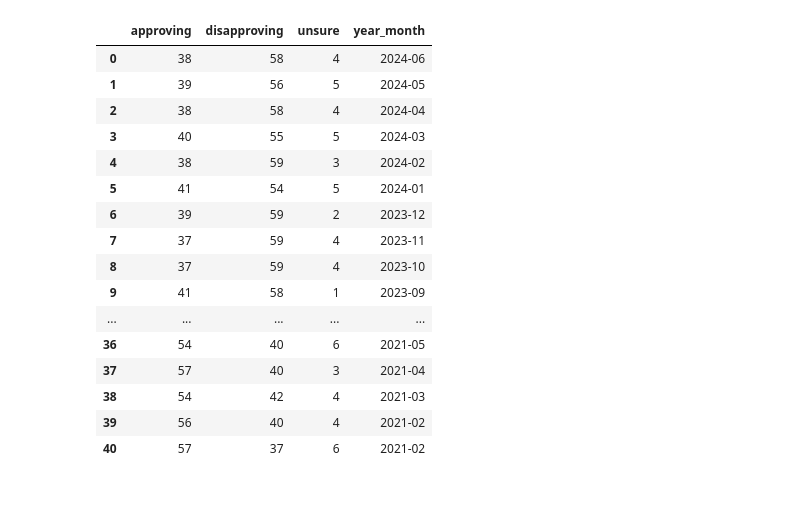
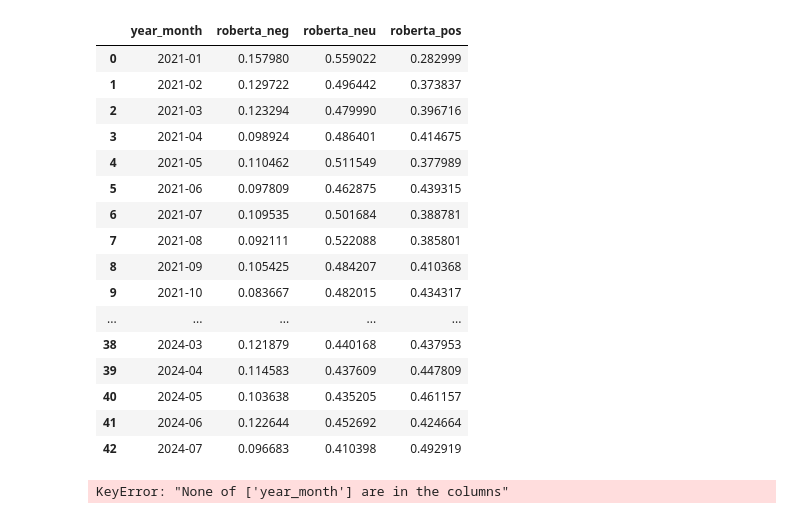
Before and after one commit to SebyKebby/PROJECT_SENTIMENT_ANALYSIS_WHITE_HOUSE, a Jupyter notebook: STEP_4_CORRELATION/work_space.ipynb, the cells around one changed output. Cells and saved outputs as stored; diff of their text form; code cells hidden in the pictures.

```diff
--- a/STEP_4_CORRELATION/work_space.ipynb
+++ b/STEP_4_CORRELATION/work_space.ipynb
@@ -8,8 +8,9 @@ df2 = pd.read_csv(r'E:\ML Learning\PROJECT_SENTIMENT_ANALYSIS_WHITE_HOUSE\STEP_4
 df2['end_date'] = pd.to_datetime(df2['end_date'])
 # %%
 #w will analyze using the year-month as the approval rating is done monthly
-df3 = df1.drop(['quarter', 'url'], axis = 1)
-#drop duplicates
-df3 = df3.drop_duplicates()
-df3
+df_roberta = df1.drop(['quarter', 'url'], axis = 1)
+#drop duplicates / basic cleaning.
+df_roberta = df_roberta.drop_duplicates()
+df_roberta = df_roberta.dropna()
+df_roberta
 # %% [output]
@@ -28,0 +30,6 @@ df3
+# %%
+# making the roberta scoring monthly
+df_roberta['year_month'] = pd.PeriodIndex(df_roberta['date'] , freq = 'M')
+#dropping the unused : content, title, date
+df_roberta =df_roberta.drop(['content' , 'date', 'title', 'briefing_type'], axis = 1)
+df_roberta
@@ -58,20 +75,33 @@ df4 = df2.drop('end_date', axis = 1)
-# %%
-df4
-# %% [output]
-|  | approving | disapproving | unsure | year_month |
-| 0 | 38 | 58 | 4 | 2024-06 |
-| 1 | 39 | 56 | 5 | 2024-05 |
-| 2 | 38 | 58 | 4 | 2024-04 |
-| 3 | 40 | 55 | 5 | 2024-03 |
-| 4 | 38 | 59 | 3 | 2024-02 |
-| 5 | 41 | 54 | 5 | 2024-01 |
-| 6 | 39 | 59 | 2 | 2023-12 |
-| 7 | 37 | 59 | 4 | 2023-11 |
-| 8 | 37 | 59 | 4 | 2023-10 |
-| 9 | 41 | 58 | 1 | 2023-09 |
-| ... | ... | ... | ... | ... |
-| 36 | 54 | 40 | 6 | 2021-05 |
-| 37 | 57 | 40 | 3 | 2021-04 |
-| 38 | 54 | 42 | 4 | 2021-03 |
-| 39 | 56 | 40 | 4 | 2021-02 |
-| 40 | 57 | 37 | 6 | 2021-02 |
+# %%
+# as we can see, there are only 40 data points representing 40 months ever since Biden took office. Thus, consolidating the scoring data from Roberta to monthly is the choice i go with
+
+#finding the mean for the report
+df_roberta_agg = df_roberta.groupby('year_month' , as_index=False).mean({"roberta_neg"
+                                                       ,"roberta_neu"
+                                                       ,"roberta_pos"})
+df_roberta_agg
+# %% [output]
+|  | year_month | roberta_neg | roberta_neu | roberta_pos |
+| 0 | 2021-01 | 0.157980 | 0.559022 | 0.282999 |
+| 1 | 2021-02 | 0.129722 | 0.496442 | 0.373837 |
+| 2 | 2021-03 | 0.123294 | 0.479990 | 0.396716 |
+| 3 | 2021-04 | 0.098924 | 0.486401 | 0.414675 |
+| 4 | 2021-05 | 0.110462 | 0.511549 | 0.377989 |
+| 5 | 2021-06 | 0.097809 | 0.462875 | 0.439315 |
+| 6 | 2021-07 | 0.109535 | 0.501684 | 0.388781 |
+| 7 | 2021-08 | 0.092111 | 0.522088 | 0.385801 |
+| 8 | 2021-09 | 0.105425 | 0.484207 | 0.410368 |
+| 9 | 2021-10 | 0.083667 | 0.482015 | 0.434317 |
+| ... | ... | ... | ... | ... |
+| 38 | 2024-03 | 0.121879 | 0.440168 | 0.437953 |
+| 39 | 2024-04 | 0.114583 | 0.437609 | 0.447809 |
+| 40 | 2024-05 | 0.103638 | 0.435205 | 0.461157 |
+| 41 | 2024-06 | 0.122644 | 0.452692 | 0.424664 |
+| 42 | 2024-07 | 0.096683 | 0.410398 | 0.492919 |
+# %%
+#as the census data does not include : 2024-07 and 2022-11, we drop those from roberta
+df_roberta_agg_test = df_roberta_agg.set_index('year_month')
+df_roberta_agg_test = df_roberta_agg_test.drop(df_roberta_agg_test.loc[['2024-07' , '2022-11']].index)
+df_roberta_agg = df_roberta_agg_test
+# %% [output]
+KeyError: "None of ['year_month'] are in the columns"
```
Also changed, not shown: parts of 10 cells of this notebook, 4 other files.
